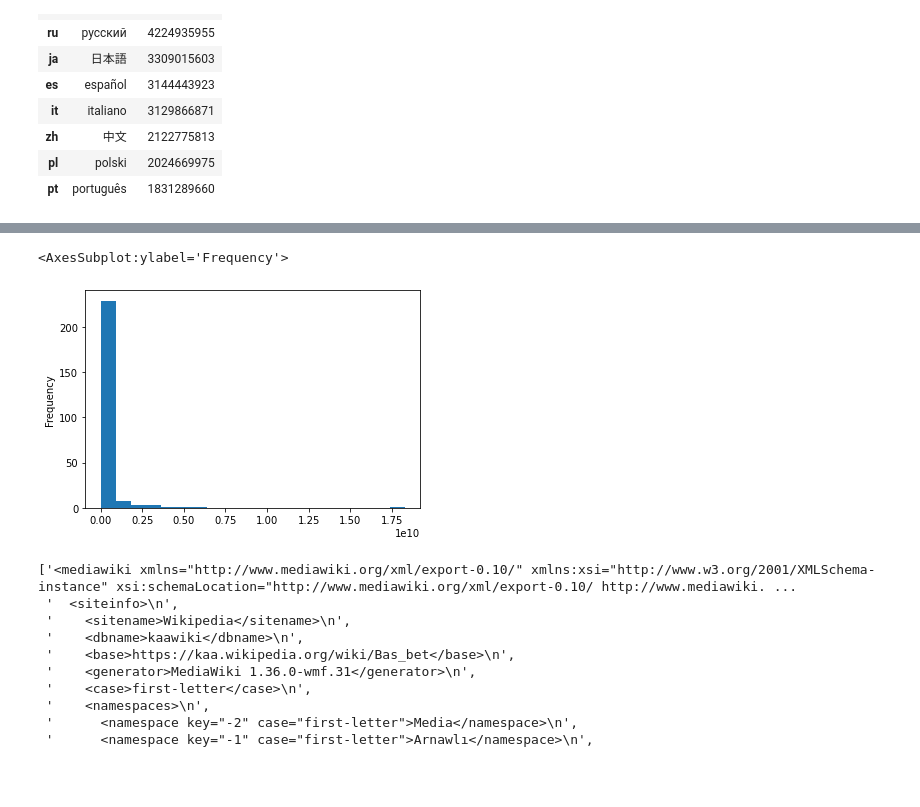
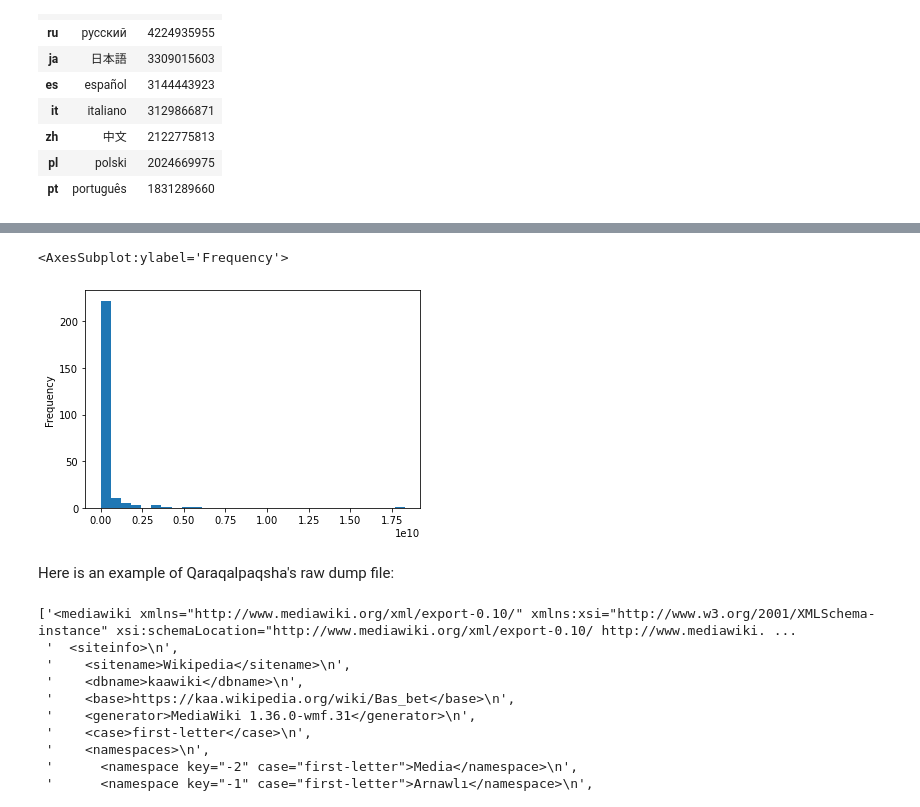
Before and after one commit to Data-Science-for-Linguists-2021/languageID-relatedconfusion, a Jupyter notebook: data-explanation.ipynb, the cells around one changed output, grey strips where cells are left out. Saved outputs shown, nothing was run; the diff lists cells and outputs as text; code cells hidden in the pictures; blank space fills up the shorter version.

```diff
--- a/data-explanation.ipynb
+++ b/data-explanation.ipynb
@@ -65,8 +87,10 @@ dumps.sort_values('fsize').head(10) # smallest wikis included
 # %%
-dumps['fsize'].plot.hist(bins=20) # many small wikis, just a few big wikis
+dumps['fsize'].plot.hist(bins=30) # many small wikis, just a few big wikis
 # %% [output]
 <AxesSubplot:ylabel='Frequency'>
-[figure, old version]
+[figure, new version]
+# %% [markdown]
+Here is an example of Qaraqalpaqsha's raw dump file:
 # %%
 f = open('./datagather/kaa-raw.xml', 'r')
 exdump = f.readlines()
```
Also changed, not shown: parts of 35 cells of this notebook, 1 other file.
